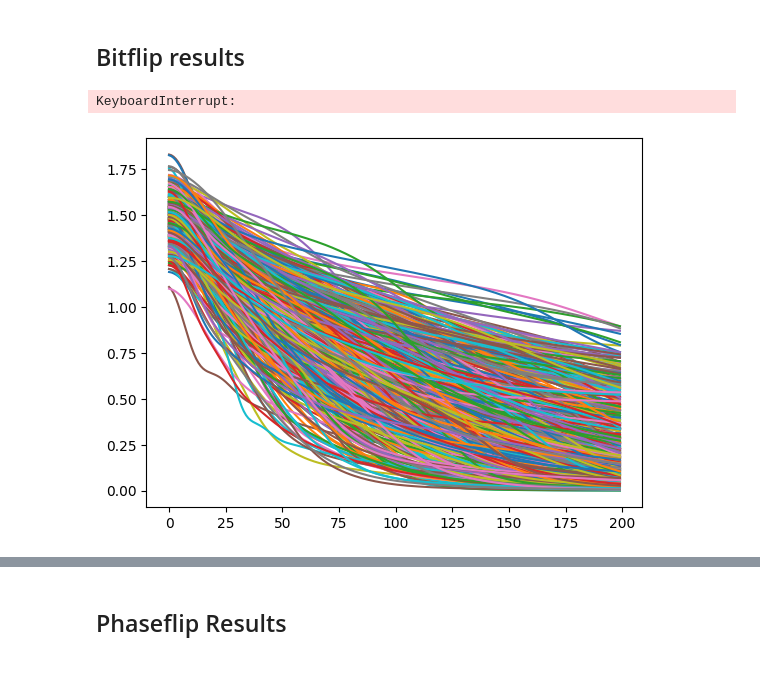
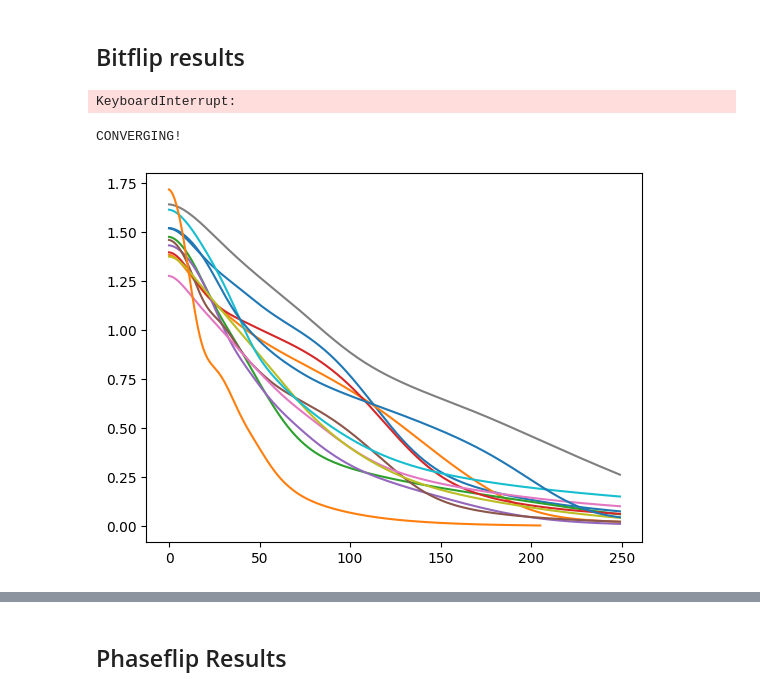
Before and after one commit to mattyen07/CPEN400Q-FinalProject, a Jupyter notebook: qec.ipynb, the cells around one changed output, grey strips where cells are left out. Cells and saved outputs as stored; diff of their text form; code cells hidden in the pictures.

```diff
--- a/qec.ipynb
+++ b/qec.ipynb
@@ -29,7 +29,7 @@ stepsize = 0.01
 momentum = 0.9
 
 # Number of iterations
-num_its = 150
+num_its = 250
 
 # Number of simulations
 num_sim = 2
@@ -332,13 +332,13 @@ def simulation(noiseModel, bitFlip):
             running_costs.append(_cost)
             i += 1
 
-            if len(running_costs) > 2 and abs(_cost - running_costs[-2]) < 1e-3:
+            if len(running_costs) > 50 and abs(_cost - running_costs[-2]) < 1e-4:
                 print("CONVERGING!")
                 break
 
 
 
-
+        plt.plot(running_costs)
         density_matrices.append(find_density(unitary, alpha, beta, bitFlip))
         totalIterations += i
 
@@ -378,27 +388,14 @@ def plotSimulation(wassIterations, fidelityIterations, wassFidelity, fidelityFid
 # %% [markdown]
 ## Bitflip results
-# %%
-FidelityIterationsBitflip = []
-fidelityFidelityBitflip = []
-
-for i in range(num_sim):
-    _, _, iterations, fidelity = simulation(fidelity_cost_bitflip_noise, True)
-
-    FidelityIterationsBitflip.append(iterations)
-    fidelityFidelityBitflip.append(fidelity)
-# %% [output]
-KeyboardInterrupt:
-# %%
-wassIterationsBitflip = []
-wassFidelityBitflip = []
-
-for i in range(num_sim):
-    _, _, iterations, fidelity = simulation(wasserstein_cost_bitflip_noise, True)
-
-    wassIterationsBitflip.append(iterations)
-    wassFidelityBitflip.append(fidelity)
-# %% [output]
-[figure, removed]
+# %%
+FidelityIterationsBitflip, fidelityFidelityBitflip = runSimulations(fidelity_cost_bitflip_noise, True)
+# %% [output]
+KeyboardInterrupt:
+# %%
+wassIterationsBitflip, wassFidelityBitflip = runSimulations(wasserstein_cost_bitflip_noise, True)
+# %% [output]
+CONVERGING!
+[figure, added]
 # %%
 print(FidelityIterationsBitflip)
 print(fidelityFidelityBitflip)
```
Also changed, not shown: parts of 8 cells of this notebook, 1 other file.
